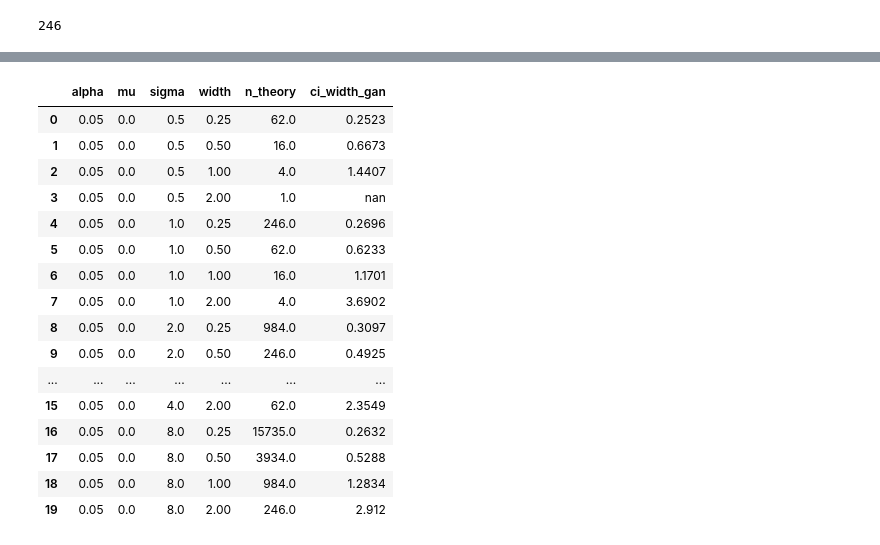
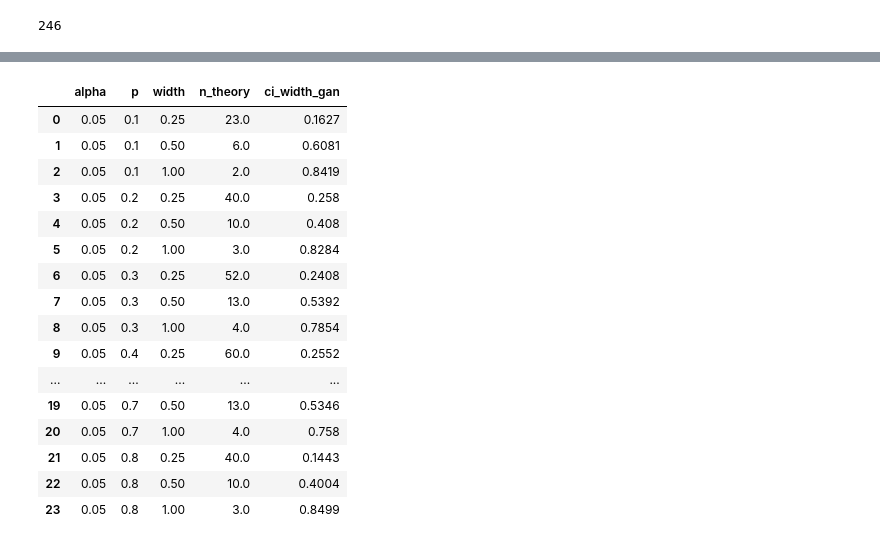
Before and after one commit to bettytan123/Sample-Size-Calculation, a Jupyter notebook: Python_SampleSize_ConfidenceInterval_Binomal_Mean.ipynb, the cells around one changed output, grey strips where cells are left out. Cells and saved outputs as stored; diff of their text form; code cells hidden in the pictures.

```diff
--- a/Python_SampleSize_ConfidenceInterval_Binomal_Mean.ipynb
+++ b/Python_SampleSize_ConfidenceInterval_Binomal_Mean.ipynb
@@ -405,7 +400,7 @@ def norm_ci_samp_size(n, mean, sd):
 ##
 ## Replicate above function to compute expected CI width, for continuous mean, at various parm values (mu, std, n) over number sim replicated (n_rep)
 ##
-def norm_ci_samp_size_sim(n, mean, sd, n_rep):
+def binorm_ci_samp_size_sim( p, size, n_rep):
 
     ## Simulate n_rep copies of sample size trials
     sim_out = []
@@ -413,8 +408,8 @@ def norm_ci_samp_size_sim(n, mean, sd, n_rep):
     ## Loop over number simulation replicates, storing results in list
     t0 = time()
 
-    for i in range(0, n_rep):
-        sim_out.append(norm_ci_samp_size(n=n, mean=mean, sd=sd))
+    for i in trange(0, n_rep):
+        sim_out.append(binorm_ci_samp_size(n=1, p=p, size=size))
 
     t1 = time()
     runtime = t1 - t0
@@ -433,5 +432,5 @@ def norm_ci_samp_size_sim(n, mean, sd, n_rep):
 # %%
-## Loop over theoretical table, to use simulation to understand relationship between (n, mu, std, n_rep) etc.
+## Loop over theoretical table, to use simulation to understand relationship between (n, p, size, n_rep) etc.
 samp_size_sim_list = []
 
 ## 1000 simulation replicates; reduces computational burden
@@ -441,9 +440,8 @@ t0 = time()
 
 for i in np.arange(samp_size_theory_df.shape[0]):
     ## Compute sample size at particular parameter condiguration
-    ci_width = norm_ci_samp_size_sim(n=int(float(samp_size_theory_df.loc[i, 'n_theory'])),
-                          mean=samp_size_theory_df.loc[i, 'mu'],
-                          sd=samp_size_theory_df.loc[i, 'sigma'],
+    ci_width = binorm_ci_samp_size_sim(size=int(float(samp_size_theory_df.loc[i, 'n_theory'])),
+                          p=samp_size_theory_df.loc[i, 'p'],
                           n_rep=n_rep)
     ## Round to largest integer
     ci_width_ = str(np.round(ci_width,4))
@@ -455,6 +453,6 @@ sim_time = t1-t0
 
 ## Compile results into dataFrame
 samp_size_sim_df = pd.concat([samp_size_theory_df, pd.Series(samp_size_sim_list)], axis=1)
-samp_size_sim_df.columns = ['alpha','mu','sigma','width','n_theory','ci_width_sim']
+samp_size_sim_df.columns = ['alpha','p','width','n_theory','ci_width_sim']
 samp_size_sim_df
 # %% [output]
@@ -486,10 +484,10 @@ sim_time
 ########################
 # %%
 ## Function to train a GAN model to simulated normal data (with parms: mean, sd, n)
-def train_gan_model_normal(pop_mu, pop_sd, pop_n):
+def train_gan_model_binormal(pop_p, pop_size):
 
     ## Simulate data as input to GAN
-    x = np.random.normal(loc=pop_mu, scale=pop_sd, size=pop_n)
+    x = np.random.binomial(n=1, p=pop_p, size=pop_size)
 
     #   ## Convert vector to pandas dataFrame
     x_pd = pd.DataFrame({"x": x})
@@ -508,11 +506,11 @@ def train_gan_model_normal(pop_mu, pop_sd, pop_n):
 ##
 ## Replicate above function to compute expected CI width, for continuous mean, at various parm values (mu, std, n) over number sim replicated (n_rep)
 ##
-def norm_ci_samp_size_gan(pop_n, pop_mu, pop_sd, sim_n, n_rep):
+def binorm_ci_samp_size_gan(pop_p, pop_size, n_rep):
 
     ## Get the learned GAN model --- after training
     t0 = time()
-    train_gan = train_gan_model_normal(pop_mu=pop_mu, pop_sd=pop_sd, pop_n=pop_n)
+    train_gan = train_gan_model_binormal(pop_p=pop_p, pop_size=pop_size)
     t1 = time()
     fit_time = t1 - t0
     #fit_time
@@ -521,14 +519,17 @@ def norm_ci_samp_size_gan(pop_n, pop_mu, pop_sd, sim_n, n_rep):
     model_ = train_gan[0]
 
     ## Function to analyze data from the sampled model
-    def norm_ci_samp_size_gan(m, sim_n):
+    def binorm_ci_samp_size_gan(m, pop_size):
         ## Generate random data --- sampling from the trained GAN which approximates the normal probability generating function
-        x = m.sample(num_rows=sim_n)
+        x = m.sample(num_rows=pop_size)
         ## Analyze generated/simulated data
-        res = scipy.stats.ttest_1samp(x, popmean=mu, axis=0, nan_policy='propagate', alternative='two-sided')
+        k = np.sum(x)
+        k = int(k)
+        n = len(x)
+        res = scipy.stats.binomtest(k=k, n =n, p=p, alternative='two-sided')
 
         ## Extract the estimate and CI
-        mu_ll, mu_ul = res.confidence_interval(0.95)
+        mu_ll, mu_ul = res.proportion_ci(confidence_level=0.95)
         mu_hat = np.mean(x)
 
         # Return the estimate and the CI to the user
@@ -548,7 +549,7 @@ def norm_ci_samp_size_gan(pop_n, pop_mu, pop_sd, sim_n, n_rep):
     t0 = time()
 
     for i in trange(0, n_rep):
-        gan_out.append(norm_ci_samp_size_gan(m=model_, sim_n=sim_n))
+        gan_out.append(binorm_ci_samp_size_gan(m=model_, pop_size=pop_size))
 
     t1 = time()
     gan_time = t1 - t0
@@ -590,49 +588,48 @@ t1 = time()
 # %%
 ## Loop over theoretical table, to use simulation to understand relationship between (n, mu, std, n_rep) etc.
 samp_size_gan_list = []
 
 ## 1000 simulation replicates; reduces computational burden
 n_rep = 1000
 
 t0 = time()
 
 for i in np.arange(samp_size_theory_df.shape[0]):
     ## Compute sample size at particular parameter condiguration
-    ci_width = norm_ci_samp_size_gan(pop_n=1000,
-                      pop_mu=samp_size_theory_df.loc[i, 'mu'],
-                      pop_sd=samp_size_theory_df.loc[i, 'sigma'],
-                      sim_n=int(float(samp_size_theory_df.loc[i, 'n_theory'])),
+    ci_width = binorm_ci_samp_size_gan(
+                      pop_p=samp_size_theory_df.loc[i, 'p'],
+                      pop_size=int(float(samp_size_theory_df.loc[i, 'n_theory'])),
                       n_rep=n_rep)
     ## Round to largest integer
     ci_width_ = str(np.round(ci_width,4))
     ## Append sample size to list
     samp_size_gan_list.append(ci_width_)
 
 t1 = time()
 gan_time = t1-t0
 
 ## Compile results into dataFrame
 samp_size_gan_df = pd.concat([samp_size_theory_df, pd.Series(samp_size_gan_list)], axis=1)
-samp_size_gan_df.columns = ['alpha','mu','sigma','width','n_theory','ci_width_gan']
+samp_size_gan_df.columns = ['alpha','p','width','n_theory','ci_width_gan']
 samp_size_gan_df
 # %% [output]
-|  | alpha | mu | sigma | width | n_theory | ci_width_gan |
-| 0 | 0.05 | 0.0 | 0.5 | 0.25 | 62.0 | 0.2523 |
-| 1 | 0.05 | 0.0 | 0.5 | 0.50 | 16.0 | 0.6673 |
-| 2 | 0.05 | 0.0 | 0.5 | 1.00 | 4.0 | 1.4407 |
-| 3 | 0.05 | 0.0 | 0.5 | 2.00 | 1.0 | nan |
-| 4 | 0.05 | 0.0 | 1.0 | 0.25 | 246.0 | 0.2696 |
-| 5 | 0.05 | 0.0 | 1.0 | 0.50 | 62.0 | 0.6233 |
-| 6 | 0.05 | 0.0 | 1.0 | 1.00 | 16.0 | 1.1701 |
-| 7 | 0.05 | 0.0 | 1.0 | 2.00 | 4.0 | 3.6902 |
-| 8 | 0.05 | 0.0 | 2.0 | 0.25 | 984.0 | 0.3097 |
-| 9 | 0.05 | 0.0 | 2.0 | 0.50 | 246.0 | 0.4925 |
-| ... | ... | ... | ... | ... | ... | ... |
-| 15 | 0.05 | 0.0 | 4.0 | 2.00 | 62.0 | 2.3549 |
-| 16 | 0.05 | 0.0 | 8.0 | 0.25 | 15735.0 | 0.2632 |
-| 17 | 0.05 | 0.0 | 8.0 | 0.50 | 3934.0 | 0.5288 |
-| 18 | 0.05 | 0.0 | 8.0 | 1.00 | 984.0 | 1.2834 |
-| 19 | 0.05 | 0.0 | 8.0 | 2.00 | 246.0 | 2.912 |
+|  | alpha | p | width | n_theory | ci_width_gan |
+| 0 | 0.05 | 0.1 | 0.25 | 23.0 | 0.1627 |
+| 1 | 0.05 | 0.1 | 0.50 | 6.0 | 0.6081 |
+| 2 | 0.05 | 0.1 | 1.00 | 2.0 | 0.8419 |
+| 3 | 0.05 | 0.2 | 0.25 | 40.0 | 0.258 |
+| 4 | 0.05 | 0.2 | 0.50 | 10.0 | 0.408 |
+| 5 | 0.05 | 0.2 | 1.00 | 3.0 | 0.8284 |
+| 6 | 0.05 | 0.3 | 0.25 | 52.0 | 0.2408 |
+| 7 | 0.05 | 0.3 | 0.50 | 13.0 | 0.5392 |
+| 8 | 0.05 | 0.3 | 1.00 | 4.0 | 0.7854 |
+| 9 | 0.05 | 0.4 | 0.25 | 60.0 | 0.2552 |
+| ... | ... | ... | ... | ... | ... |
+| 19 | 0.05 | 0.7 | 0.50 | 13.0 | 0.5346 |
+| 20 | 0.05 | 0.7 | 1.00 | 4.0 | 0.758 |
+| 21 | 0.05 | 0.8 | 0.25 | 40.0 | 0.1443 |
+| 22 | 0.05 | 0.8 | 0.50 | 10.0 | 0.4004 |
+| 23 | 0.05 | 0.8 | 1.00 | 3.0 | 0.8499 |
 # %%
 gan_time
 # %% [output]
```
Also changed, not shown: parts of 24 cells of this notebook.
